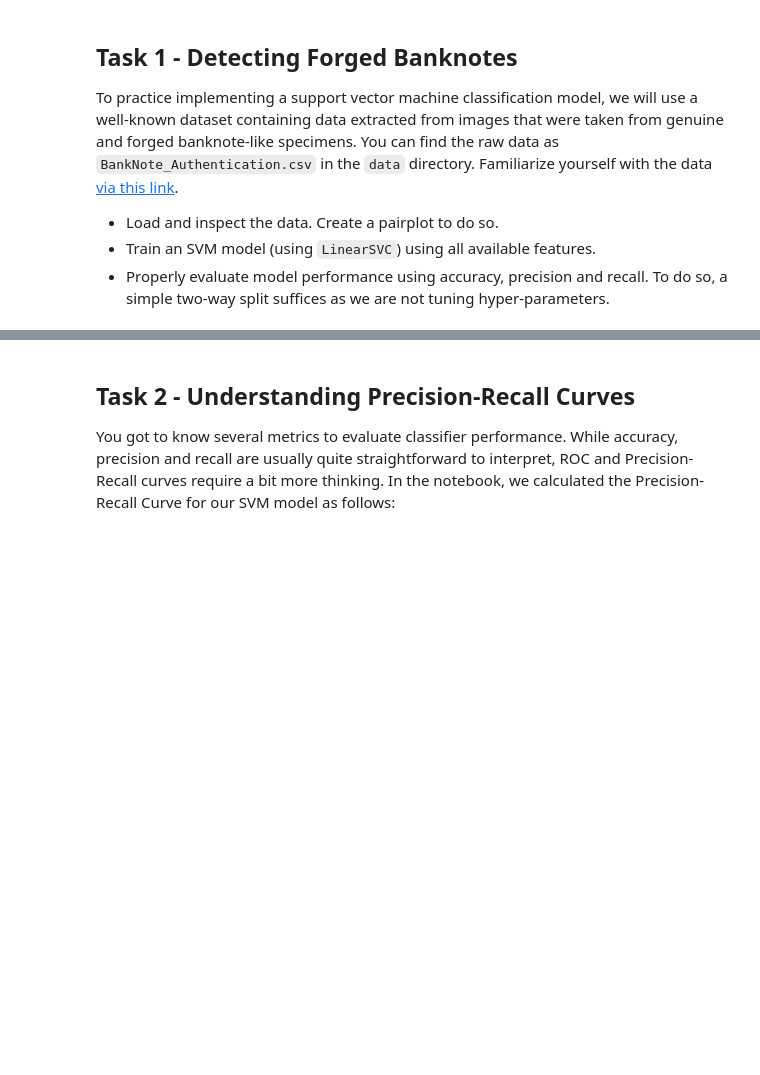
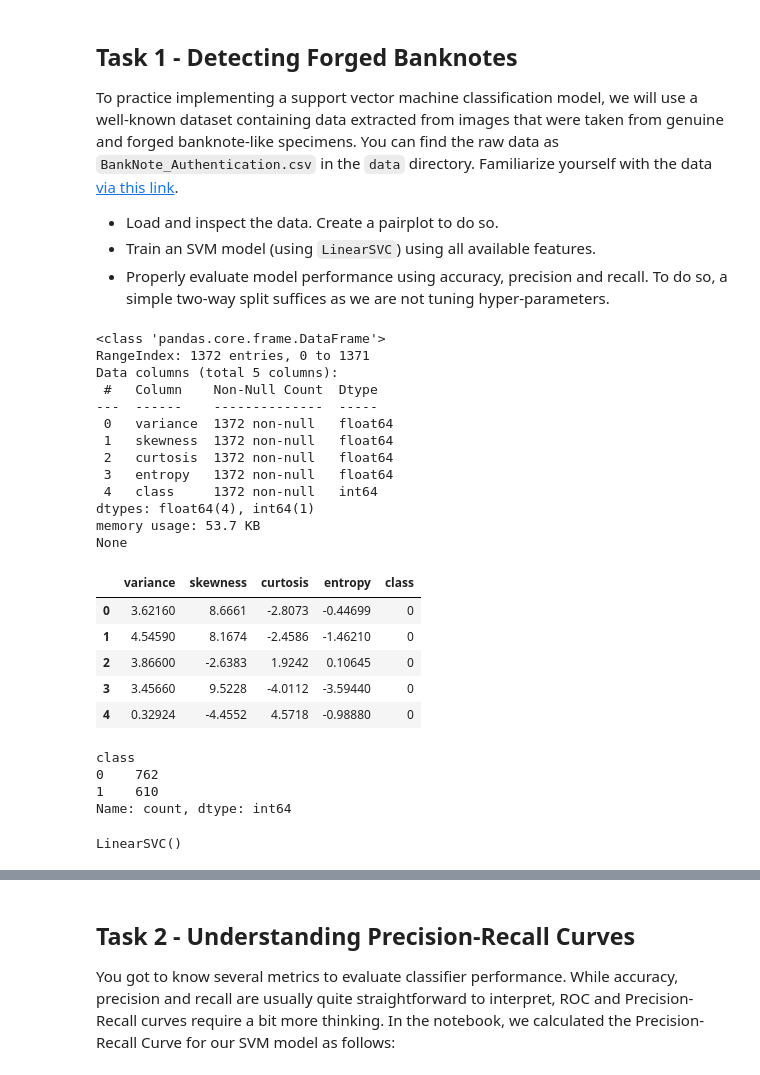
Before and after one commit to timoerc/AA_2025, a Jupyter notebook: Workshop_07/W7_coding_challenge_pre.ipynb, the cells around one changed output, grey strips where cells are left out. Saved outputs shown, nothing was run; the diff lists cells and outputs as text; code cells hidden in the pictures; blank space fills up the shorter version.

```diff
--- a/Workshop_07/W7_coding_challenge_pre.ipynb
+++ b/Workshop_07/W7_coding_challenge_pre.ipynb
@@ -19,4 +19,33 @@ To practice implementing a support vector machine classification model, we will
 - Train an SVM model (using `LinearSVC`) using all available features.
 - Properly evaluate model performance using accuracy, precision and recall. To do so, a simple two-way split suffices as we are not tuning hyper-parameters.
 # %%
-# your code here
+import pandas as pd
+
+data = pd.read_csv('../data/BankNote_Authentication.csv')
+print(data.info())
+display(data.head())
+print(data['class'].value_counts())
+# %% [output]
+<class 'pandas.core.frame.DataFrame'>
+RangeIndex: 1372 entries, 0 to 1371
+Data columns (total 5 columns):
+ #   Column    Non-Null Count  Dtype
+---  ------    --------------  -----
+ 0   variance  1372 non-null   float64
+ 1   skewness  1372 non-null   float64
+ 2   curtosis  1372 non-null   float64
+ 3   entropy   1372 non-null   float64
+ 4   class     1372 non-null   int64
+dtypes: float64(4), int64(1)
+memory usage: 53.7 KB
+None
+|  | variance | skewness | curtosis | entropy | class |
+| 0 | 3.62160 | 8.6661 | -2.8073 | -0.44699 | 0 |
+| 1 | 4.54590 | 8.1674 | -2.4586 | -1.46210 | 0 |
+| 2 | 3.86600 | -2.6383 | 1.9242 | 0.10645 | 0 |
+| 3 | 3.45660 | 9.5228 | -4.0112 | -3.59440 | 0 |
+| 4 | 0.32924 | -4.4552 | 4.5718 | -0.98880 | 0 |
+class
+0    762
+1    610
+Name: count, dtype: int64
@@ -22,0 +67,7 @@ To practice implementing a support vector machine classification model, we will
+# %%
+from sklearn.svm import LinearSVC
+
+model = LinearSVC()
+model.fit(X_train_scaled, Y_train)
+# %% [output]
+LinearSVC()
```
Also changed, not shown: parts of 6 cells of this notebook, 1 other file.
